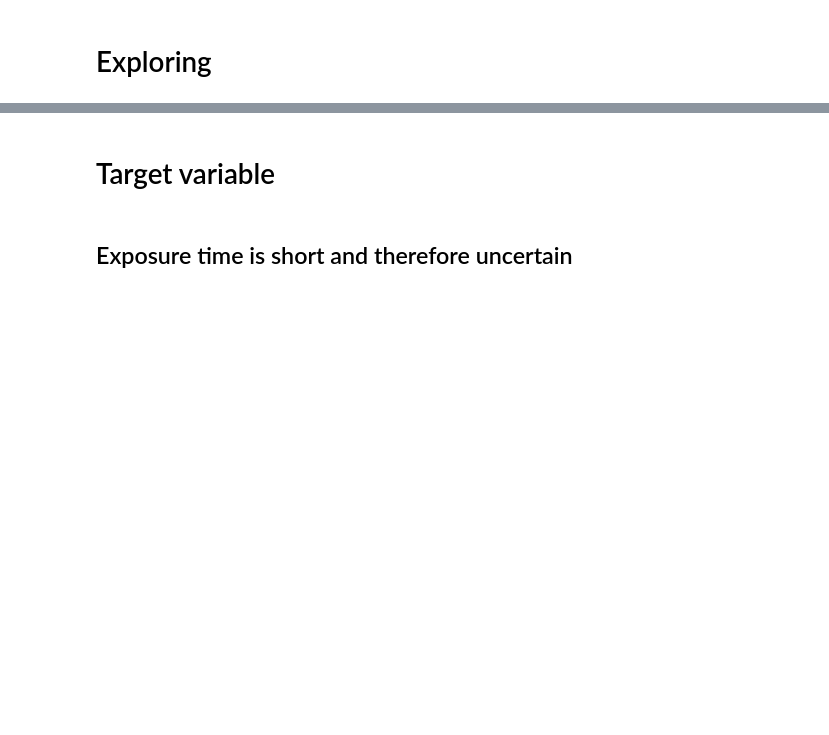
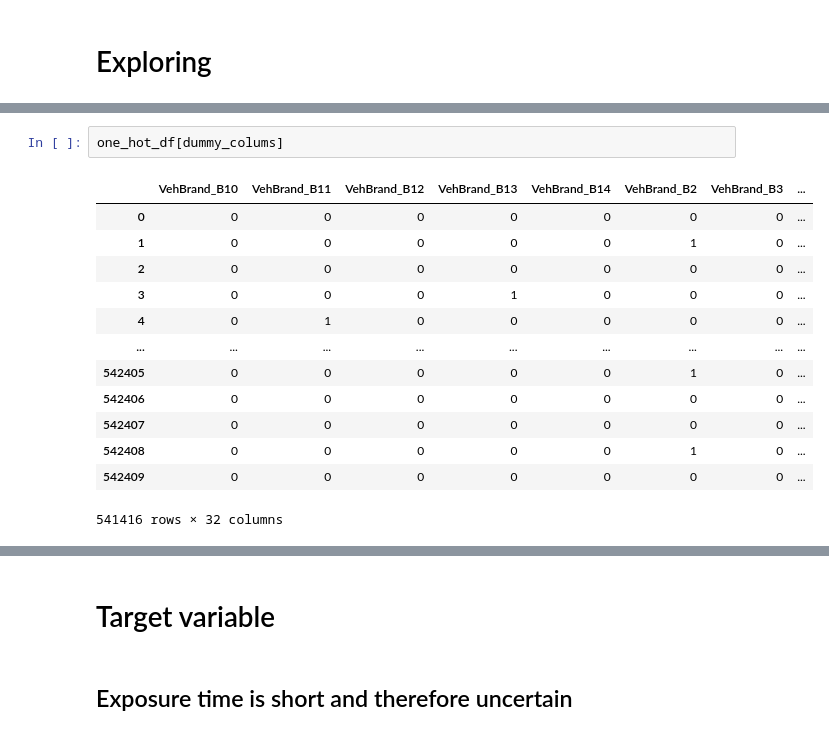
Before and after one commit to philipmunster/car-insurance-ML-ITU, a Jupyter notebook: philip/eda.ipynb, the cells around one changed output, grey strips where cells are left out. Drawn from its saved outputs; the diff is of its cells as text; blank space fills up the shorter version.

```diff
--- a/philip/eda.ipynb
+++ b/philip/eda.ipynb
@@ -174,0 +220,16 @@ Name: DrivAge, dtype: float64
+# %%
+one_hot_df[dummy_colums]
+# %% [output]
+|  | VehBrand_B10 | VehBrand_B11 | VehBrand_B12 | VehBrand_B13 | VehBrand_B14 | VehBrand_B2 | VehBrand_B3 | ... |
+| 0 | 0 | 0 | 0 | 0 | 0 | 0 | 0 | ... |
+| 1 | 0 | 0 | 0 | 0 | 0 | 1 | 0 | ... |
+| 2 | 0 | 0 | 0 | 0 | 0 | 0 | 0 | ... |
+| 3 | 0 | 0 | 0 | 1 | 0 | 0 | 0 | ... |
+| 4 | 0 | 1 | 0 | 0 | 0 | 0 | 0 | ... |
+| ... | ... | ... | ... | ... | ... | ... | ... | ... |
+| 542405 | 0 | 0 | 0 | 0 | 0 | 1 | 0 | ... |
+| 542406 | 0 | 0 | 0 | 0 | 0 | 0 | 0 | ... |
+| 542407 | 0 | 0 | 0 | 0 | 0 | 0 | 0 | ... |
+| 542408 | 0 | 0 | 0 | 0 | 0 | 1 | 0 | ... |
+| 542409 | 0 | 0 | 0 | 0 | 0 | 0 | 0 | ... |
+541416 rows × 32 columns
```
Also changed, not shown: parts of 53 cells of this notebook, 10 other files.
